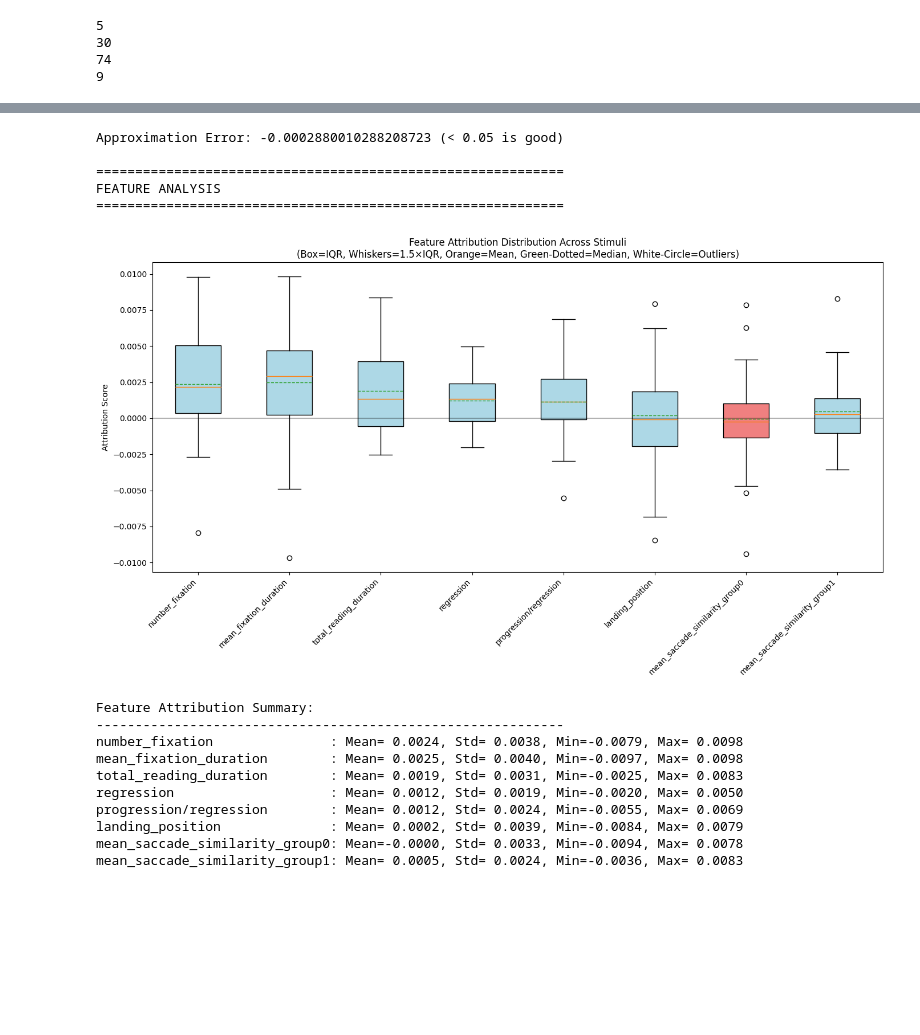
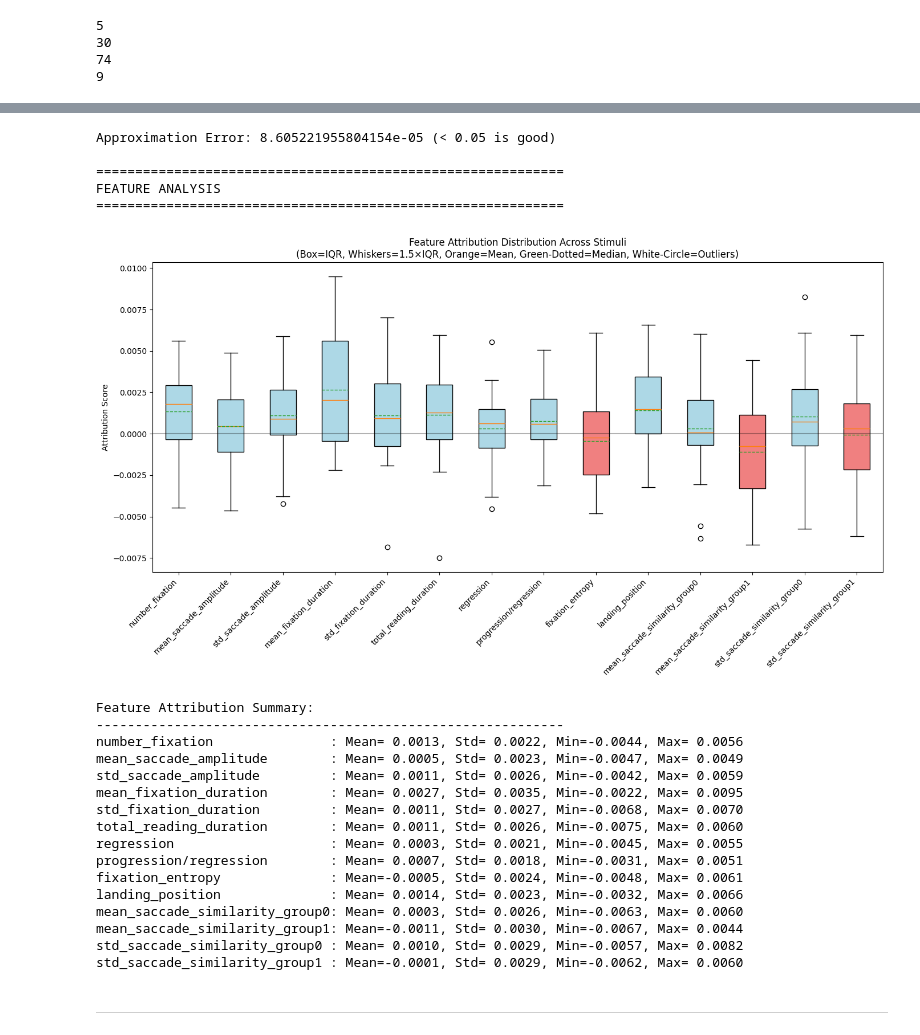
Before and after one commit to nicofilippucci/PyEyeSim, a Jupyter notebook: Notebooks/GrazDataVisualization2_Graz_cosine.ipynb, the cells around one changed output, grey strips where cells are left out. Saved outputs shown, nothing was run; the diff lists cells and outputs as text; code cells hidden in the pictures; blank space fills up the shorter version.

Commit message:
Fix and Updated MLP test to Graz Dataset
- Fix to one wrong test for Munich Dataset
- Updated MLP tests for Graz Dataset

```diff
--- a/Notebooks/GrazDataVisualization2_Graz_cosine.ipynb
+++ b/Notebooks/GrazDataVisualization2_Graz_cosine.ipynb
@@ -961,3 +1217,5 @@ Epoch 10 loss: 0.3314552903175354
  [ 0. 10.]]
 False positives: 4.0
 False negatives: 0.0
+# %%
+results = train_test_pipeline(stimuli, 0.5)
@@ -976,0 +1378,2 @@ def vectorize(SimAndFeatureVals, subj, stim, vec):
+# %%
+results = train_test_pipeline(stimuli, 0.5)
@@ -1004,4 +1531,4 @@ class NN(nn.Module):
 # %%
-results = train_test_pipeline(stimuli)
+results = train_test_pipeline(stimuli, 0.5)
 # %% [output]
 Using device: cuda
@@ -1076,4 +1682,4 @@ class NN(nn.Module):
 # %%
-results = train_test_pipeline(stimuli)
+results = train_test_pipeline(stimuli, 0.5)
 # %% [output]
 Using device: cuda
@@ -1370,4 +1864,20 @@ feature_names = [
 # %%
+feature_names = [
+    "number_fixation",
+    "mean_saccade_amplitude",
+    "std_saccade_amplitude",
+    "mean_fixation_duration",
+    "std_fixation_duration",
+    "total_reading_duration",
+    "regression",
+    "progression/regression",
+    "fixation_entropy",
+    "landing_position",
+    "mean_saccade_similarity_group0",
+    "mean_saccade_similarity_group1",
+    "std_saccade_similarity_group0",
+    "std_saccade_similarity_group1"
+]
 num_stimuli = 30
 attributions = []
 errors = []
@@ -1377,45 +1887,53 @@ for i in range(len(results)):
     target_class = results[i]['y_test']
 
     att, err = explain_prediction(results[i]['model'], input_tensor, target_class)
     attributions.append(att.squeeze().cpu().detach().numpy())
     errors.append(err.cpu().numpy())
 
 # Average across folds
 attributions = np.array(attributions)
 attributions = attributions.mean(axis=0)  # Average across folds if needed
 
 if len(attributions.shape) > 1:
     attributions = np.mean(attributions, axis=0)  # Average across subjects if needed
 
 # Reshape to get attribution matrix (features x stimuli)
 attribution_matrix = attributions.reshape(len(feature_names), num_stimuli)
 
 print(f"Approximation Error: {np.mean(errors)} (< 0.05 is good)")
 
 # Create visualizations
 print("\n" + "="*60)
 print("FEATURE ANALYSIS")
 print("="*60)
 
 # Box plot visualization
 visualize_attribution_boxplot(attribution_matrix, feature_names)
 # %% [output]
-Approximation Error: -0.0002880010288208723 (< 0.05 is good)
+Approximation Error: 8.605221955804154e-05 (< 0.05 is good)
 
 ============================================================
 FEATURE ANALYSIS
 ============================================================
-[figure, old version]
+[figure, new version]
 Feature Attribution Summary:
 ------------------------------------------------------------
-number_fixation               : Mean= 0.0024, Std= 0.0038, Min=-0.0079, Max= 0.0098
-mean_fixation_duration        : Mean= 0.0025, Std= 0.0040, Min=-0.0097, Max= 0.0098
-total_reading_duration        : Mean= 0.0019, Std= 0.0031, Min=-0.0025, Max= 0.0083
-regression                    : Mean= 0.0012, Std= 0.0019, Min=-0.0020, Max= 0.0050
-progression/regression        : Mean= 0.0012, Std= 0.0024, Min=-0.0055, Max= 0.0069
-landing_position              : Mean= 0.0002, Std= 0.0039, Min=-0.0084, Max= 0.0079
-mean_saccade_similarity_group0: Mean=-0.0000, Std= 0.0033, Min=-0.0094, Max= 0.0078
-mean_saccade_similarity_group1: Mean= 0.0005, Std= 0.0024, Min=-0.0036, Max= 0.0083
+number_fixation               : Mean= 0.0013, Std= 0.0022, Min=-0.0044, Max= 0.0056
+mean_saccade_amplitude        : Mean= 0.0005, Std= 0.0023, Min=-0.0047, Max= 0.0049
+std_saccade_amplitude         : Mean= 0.0011, Std= 0.0026, Min=-0.0042, Max= 0.0059
+mean_fixation_duration        : Mean= 0.0027, Std= 0.0035, Min=-0.0022, Max= 0.0095
+std_fixation_duration         : Mean= 0.0011, Std= 0.0027, Min=-0.0068, Max= 0.0070
+total_reading_duration        : Mean= 0.0011, Std= 0.0026, Min=-0.0075, Max= 0.0060
+regression                    : Mean= 0.0003, Std= 0.0021, Min=-0.0045, Max= 0.0055
+progression/regression        : Mean= 0.0007, Std= 0.0018, Min=-0.0031, Max= 0.0051
+fixation_entropy              : Mean=-0.0005, Std= 0.0024, Min=-0.0048, Max= 0.0061
+landing_position              : Mean= 0.0014, Std= 0.0023, Min=-0.0032, Max= 0.0066
+mean_saccade_similarity_group0: Mean= 0.0003, Std= 0.0026, Min=-0.0063, Max= 0.0060
+mean_saccade_similarity_group1: Mean=-0.0011, Std= 0.0030, Min=-0.0067, Max= 0.0044
+std_saccade_similarity_group0 : Mean= 0.0010, Std= 0.0029, Min=-0.0057, Max= 0.0082
+std_saccade_similarity_group1 : Mean=-0.0001, Std= 0.0029, Min=-0.0062, Max= 0.0060
+# %% [markdown]
+---
 # %%
 def vectorize(SimAndFeatureVals, subj, stim, vec):
     vector_roi = np.zeros((len(subj), 8))
```
Also changed, not shown: parts of 39 cells of this notebook, 2 other files.
